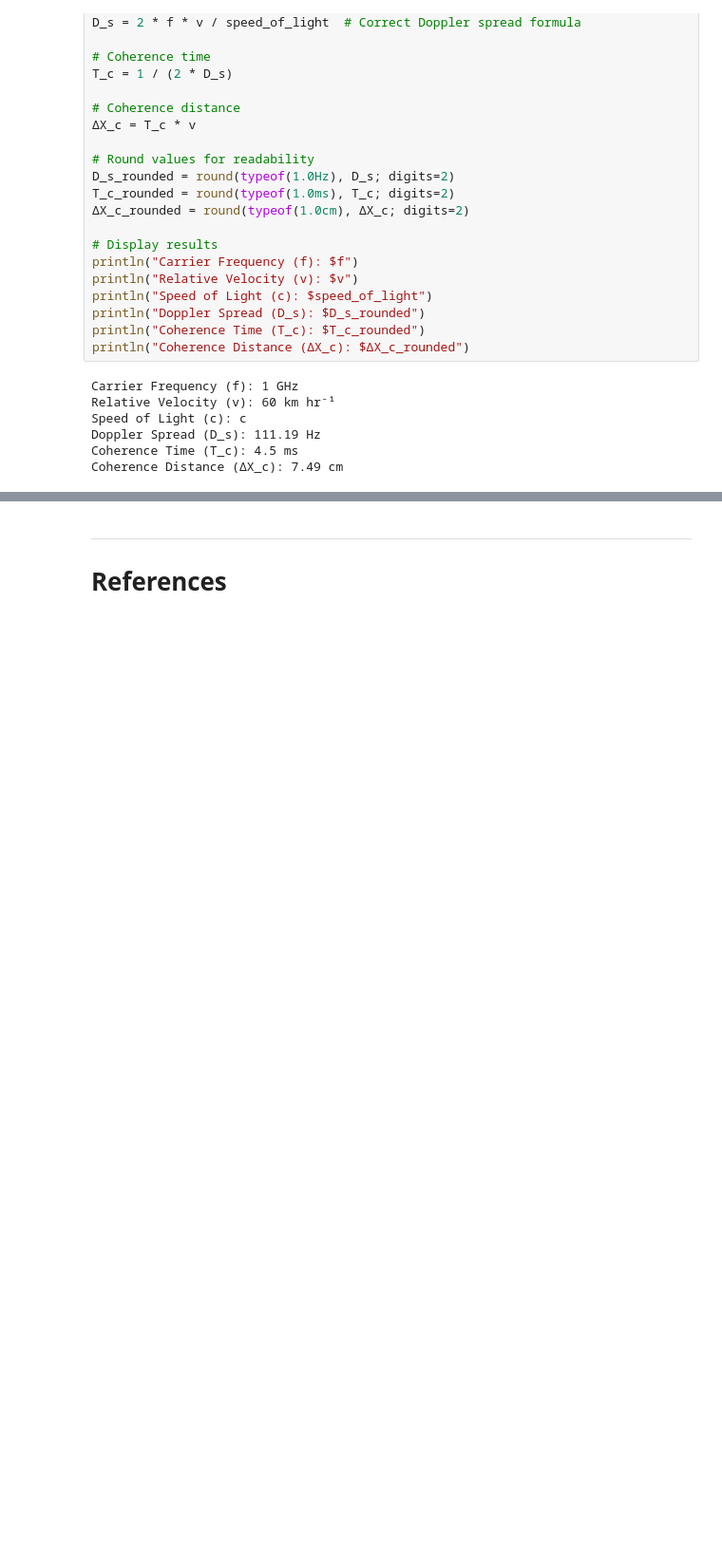
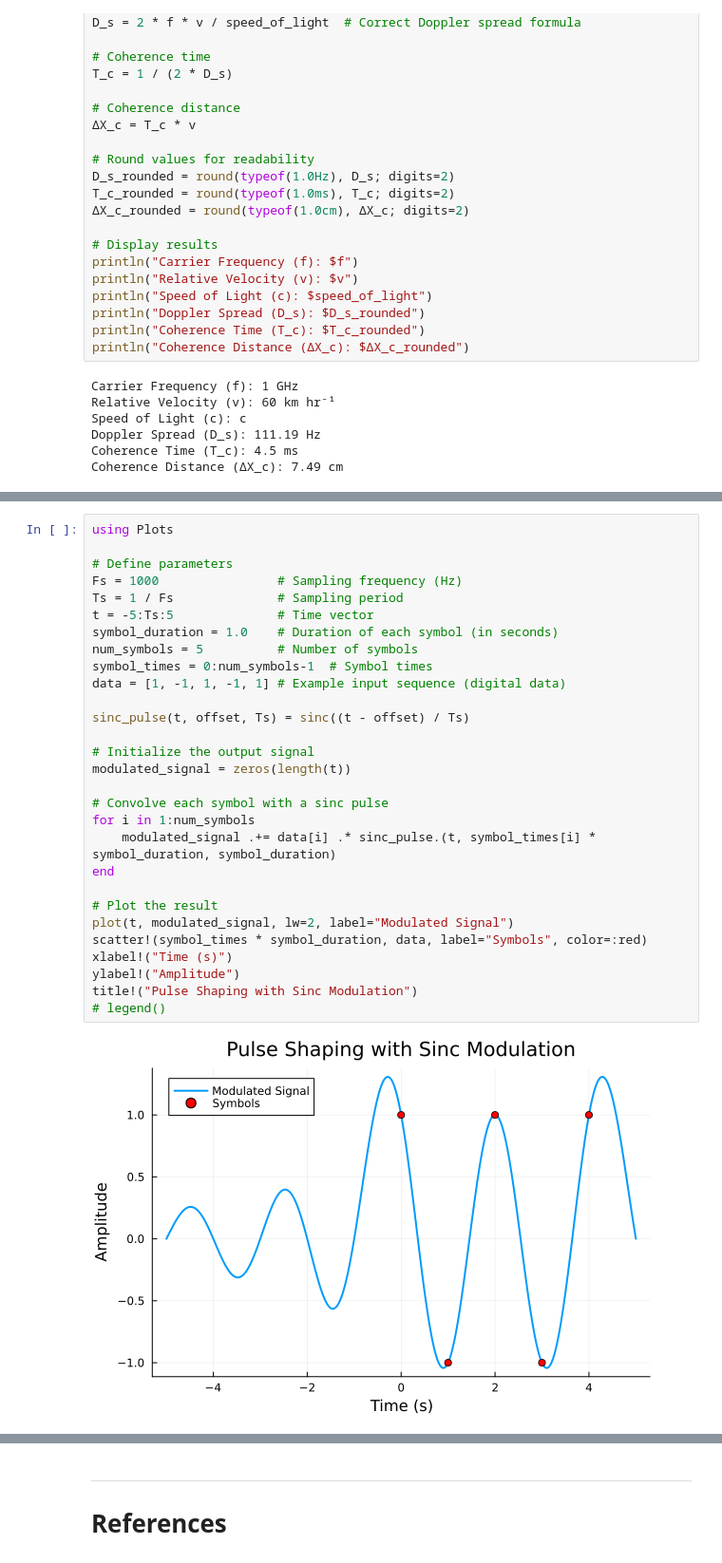
Before and after one commit to setrar/MobCom, a Jupyter notebook: Lectures/01/lecture01-notes.ipynb, the cells around one changed output, grey strips where cells are left out. Shown: that part at 95% size. Cells and saved outputs as stored; diff of their text form; blank space fills up the shorter version.

```diff
--- a/Lectures/01/lecture01-notes.ipynb
+++ b/Lectures/01/lecture01-notes.ipynb
@@ -383,3 +383,34 @@ Legend:
 - cos(2πf_c t), sin(2πf_c t): Modulation using carrier frequencies
 - h(t, τ): Channel
 - y(t): Demodulated or equivalent signal output.
+# %%
+using Plots
+
+# Define parameters
+Fs = 1000                # Sampling frequency (Hz)
+Ts = 1 / Fs              # Sampling period
+t = -5:Ts:5              # Time vector
+symbol_duration = 1.0    # Duration of each symbol (in seconds)
+num_symbols = 5          # Number of symbols
+symbol_times = 0:num_symbols-1  # Symbol times
+data = [1, -1, 1, -1, 1] # Example input sequence (digital data)
+
+sinc_pulse(t, offset, Ts) = sinc((t - offset) / Ts)
+
+# Initialize the output signal
+modulated_signal = zeros(length(t))
+
+# Convolve each symbol with a sinc pulse
+for i in 1:num_symbols
+    modulated_signal .+= data[i] .* sinc_pulse.(t, symbol_times[i] * symbol_duration, symbol_duration)
+end
+
+# Plot the result
+plot(t, modulated_signal, lw=2, label="Modulated Signal")
+scatter!(symbol_times * symbol_duration, data, label="Symbols", color=:red)
+xlabel!("Time (s)")
+ylabel!("Amplitude")
+title!("Pulse Shaping with Sinc Modulation")
+# legend()
+# %% [output]
+[figure, added]
```
Also changed, not shown: parts of 1 cell of this notebook, 3 other files.
